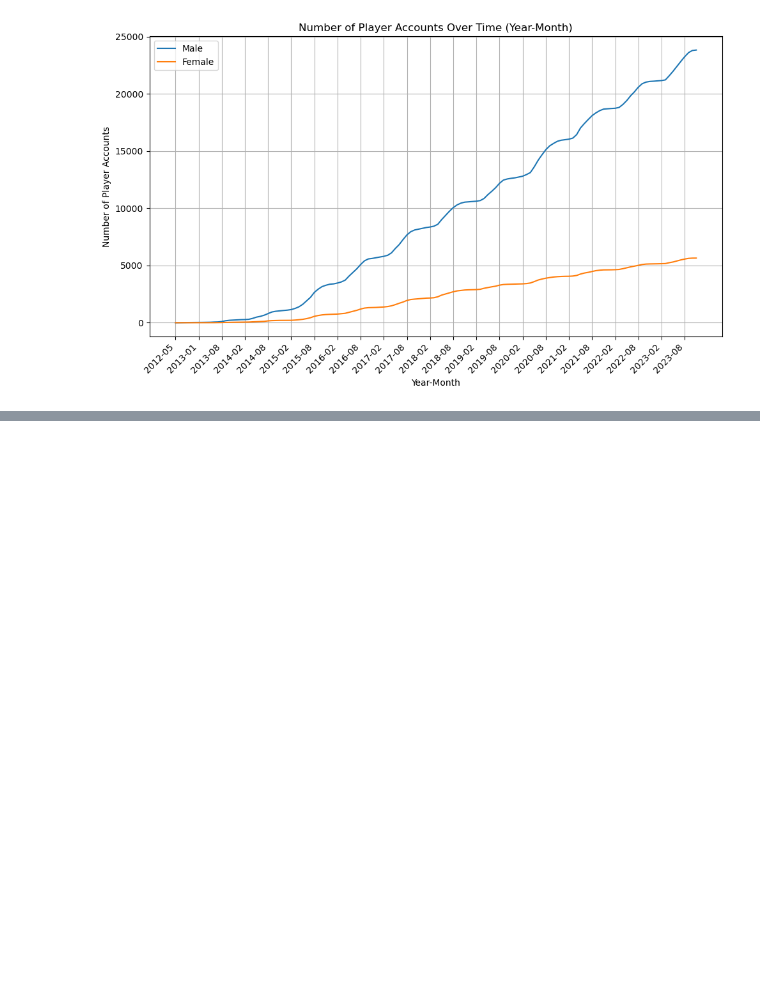
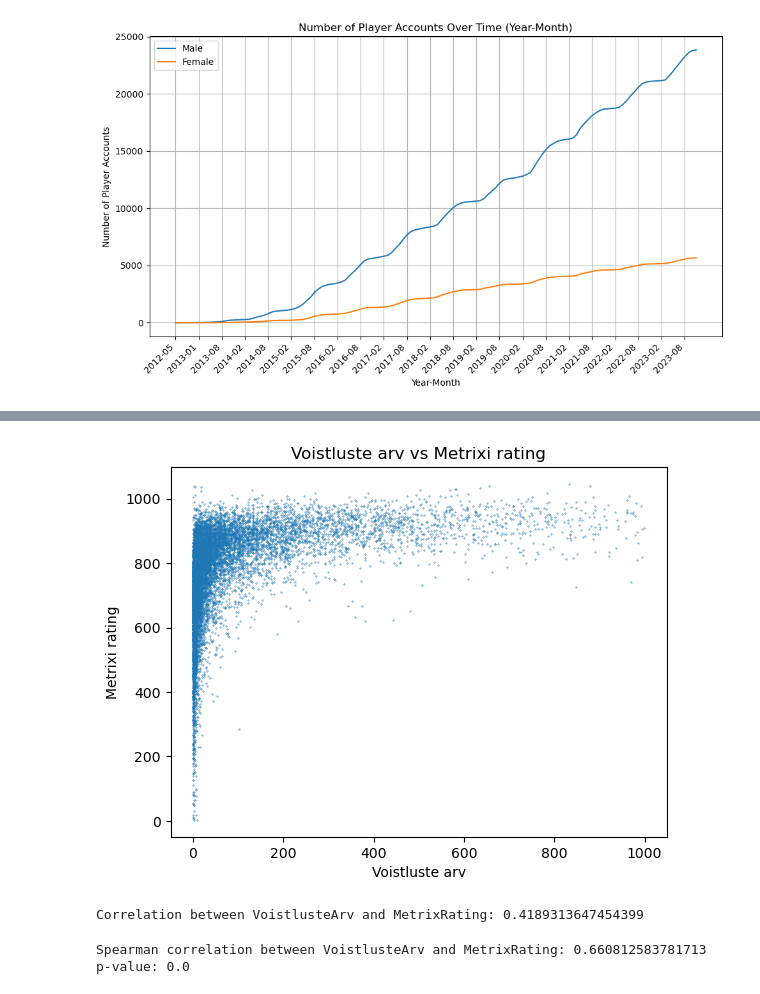
Before and after one commit to Karmosav/discgolf-data, a Jupyter notebook: golf.ipynb, the cells around one changed output, grey strips where cells are left out. Cells and saved outputs as stored; diff of their text form; code cells hidden in the pictures; blank space fills up the shorter version.

```diff
--- a/golf.ipynb
+++ b/golf.ipynb
@@ -147,3 +147,6 @@ Gender YearMonth     F      M
 
 [136 rows x 3 columns]
 [figure]
+# %%
+voistlused = pd.read_csv("voistluste_arv.csv")
+voistlused
@@ -149,0 +167,7 @@ Gender YearMonth     F      M
+# %%
+voistlused = voistlused.rename(columns = {'UserID' : 'ID'})
+voistlused = pd.merge(voistlused, data_E[["ID", "MetrixRating"]], how='inner', on=["ID"])
+voistlused = voistlused.dropna()
+voistlused = voistlused[voistlused["VoistlusteArv"] < 1000]
+voistlused = voistlused[voistlused["MetrixRating"] > 1]
+voistlused
@@ -149,0 +188,32 @@ Gender YearMonth     F      M
+# %%
+x_values = voistlused["VoistlusteArv"]
+y_values = voistlused["MetrixRating"]
+
+
+plt.scatter(x_values, y_values, s=0.1)
+
+
+plt.xlabel('Voistluste arv')
+plt.ylabel('Metrixi rating')
+plt.title('Voistluste arv vs Metrixi rating')
+
+
+plt.show()
+# %% [output]
+[figure, added]
+# %%
+correlation = voistlused["VoistlusteArv"].corr(voistlused["MetrixRating"])
+print("Correlation between VoistlusteArv and MetrixRating:", correlation)
+# %% [output]
+Correlation between VoistlusteArv and MetrixRating: 0.4189313647454399
+# %%
+from scipy.stats import spearmanr
+
+# Calculate Spearman correlation
+correlation, p_value = spearmanr(voistlused["VoistlusteArv"], voistlused["MetrixRating"])
+
+print("Spearman correlation between VoistlusteArv and MetrixRating:", correlation)
+print("p-value:", p_value)
+# %% [output]
+Spearman correlation between VoistlusteArv and MetrixRating: 0.660812583781713
+p-value: 0.0
```
Also changed, not shown: parts of 8 cells of this notebook, 2 other files.
